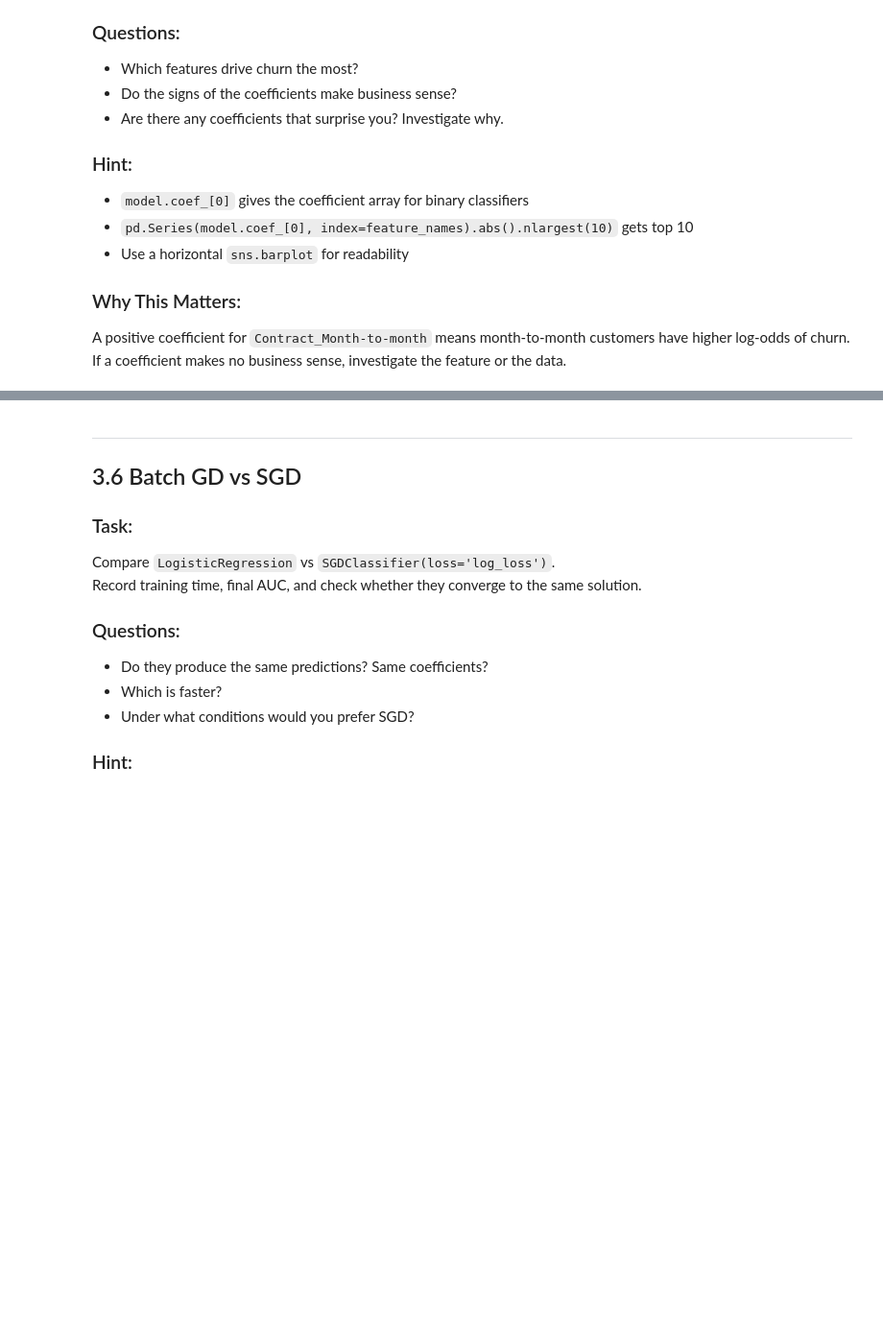
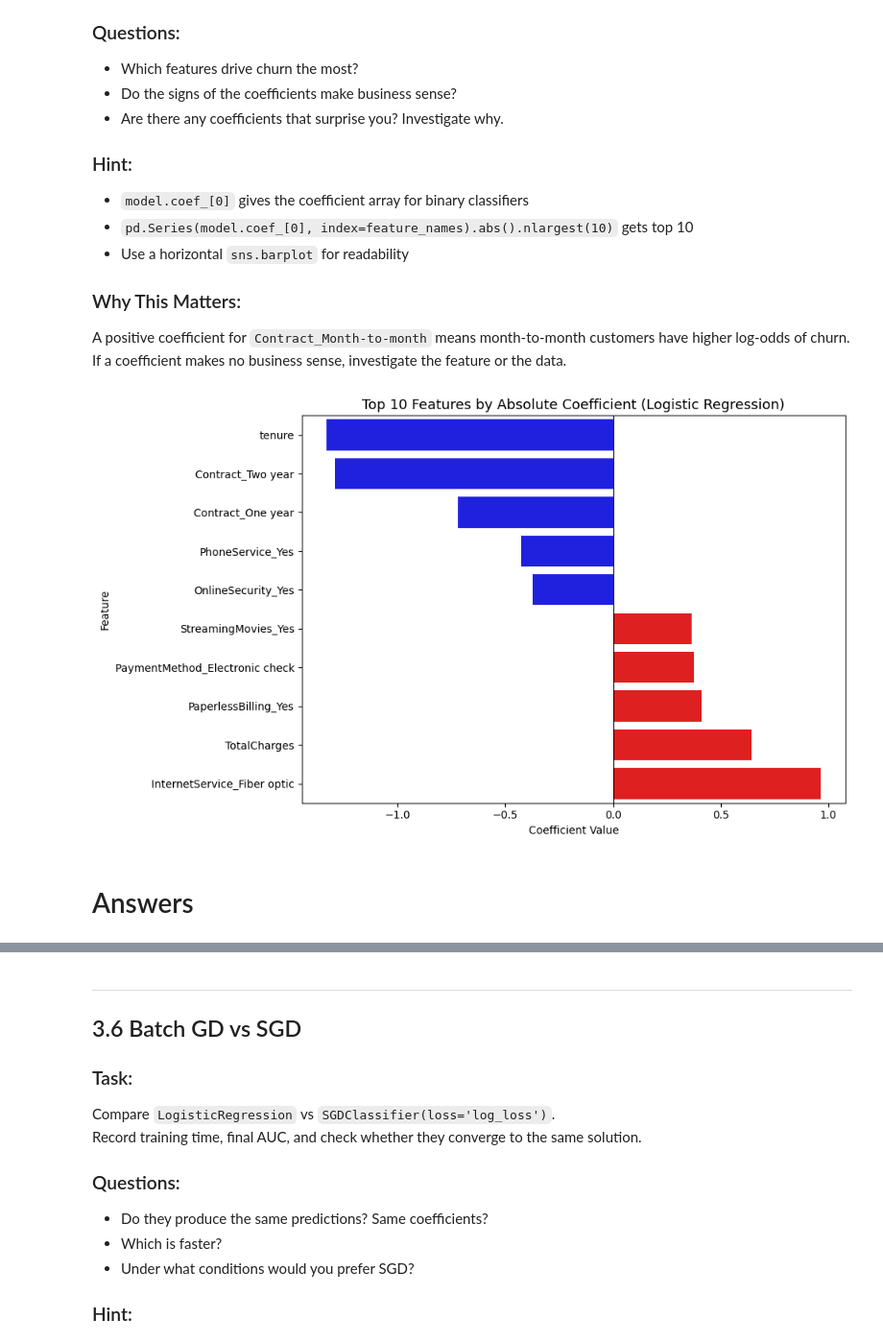
Before and after one commit to Sulav-Koirala/AI-Fellowship-Assignments, a Jupyter notebook: Week 4/W4_Linear_Models_Assignment.ipynb, the cells around one changed output, grey strips where cells are left out. Shown at 96% size. Drawn from its saved outputs; the diff is of its cells as text; code cells hidden in the pictures; blank space fills up the shorter version.

```diff
--- a/Week 4/W4_Linear_Models_Assignment.ipynb
+++ b/Week 4/W4_Linear_Models_Assignment.ipynb
@@ -757,0 +969,22 @@ A positive coefficient for `Contract_Month-to-month` means month-to-month custom
+# %%
+feature_names = X_train_copy.columns
+coefficients = pd.Series(classifiers['Logistic Regression'].coef_[0], index=feature_names)
+
+# Top 10 by absolute value
+top10 = coefficients.abs().nlargest(10).index
+top10_coeffs = coefficients[top10].sort_values()
+
+# Plot
+plt.figure(figsize=(10, 6))
+colors = ['red' if c > 0 else 'blue' for c in top10_coeffs]
+sns.barplot(x=top10_coeffs.values, y=top10_coeffs.index, hue=top10_coeffs.index, palette=colors, legend=False)
+plt.axvline(0, color='black', linewidth=0.8)
+plt.title('Top 10 Features by Absolute Coefficient (Logistic Regression)', fontsize=13)
+plt.xlabel('Coefficient Value')
+plt.ylabel('Feature')
+plt.tight_layout()
+plt.show()
+# %% [output]
+[figure, added]
+# %% [markdown]
+# Answers
```
Also changed, not shown: parts of 41 cells of this notebook.
